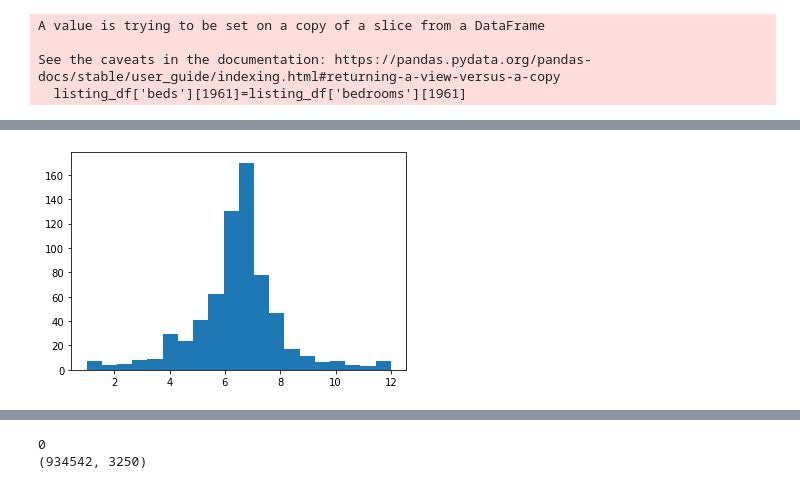
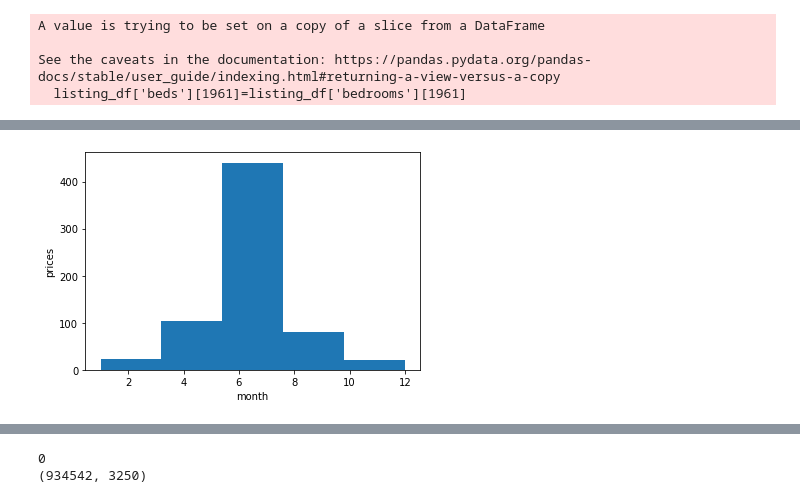
Before and after one commit to munnyraht/Data-Analysis-on-Seattle-Airbnb, a Jupyter notebook: Project-one/Untitled.ipynb, the cells around one changed output, grey strips where cells are left out. Saved outputs shown, nothing was run; the diff lists cells and outputs as text; code cells hidden in the pictures.

Commit message:
added questions and visualized the answers, fit the model to an amount of data and checked for the score

```diff
--- a/Project-one/Untitled.ipynb
+++ b/Project-one/Untitled.ipynb
@@ -178,2 +144,0 @@ See the caveats in the documentation: https://pandas.pydata.org/pandas-docs/stab
-# %%
-listing_df['beds'][1961]=listing_df['bedrooms'][1961]
@@ -221,7 +196,12 @@ plt.hist(mean_price_for_listing, bins=20);
 # %%
-#get the average number of reviews per year
+#get the average price of reviews per month
 mean_price_per_year = df.groupby('price').mean()['month']
-plt.hist(mean_price_per_year, bins=20);
+# plt.hist(mean_price_per_month, bins=10, label='');
+fig, ax = plt.subplots()
+ax.hist(mean_price_per_year, bins=5);
+ax.set_xlabel('month')
+ax.set_ylabel('prices')
+plt.show()
 #this shows the prices are high btween june and july
 # %% [output]
-[figure, old version]
+[figure, new version]
```
Also changed, not shown: parts of 19 cells of this notebook, 1 other file.
